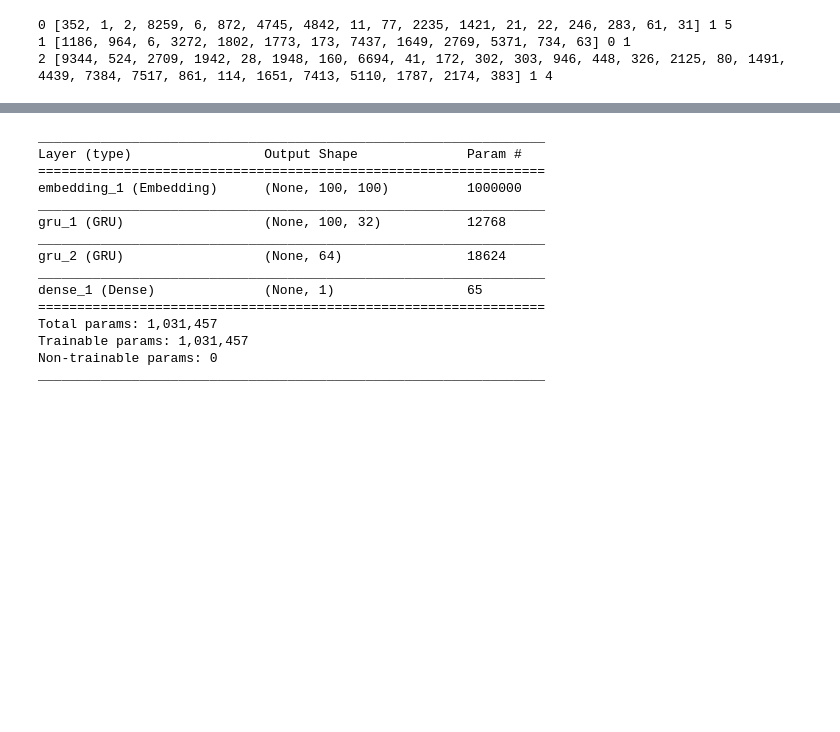
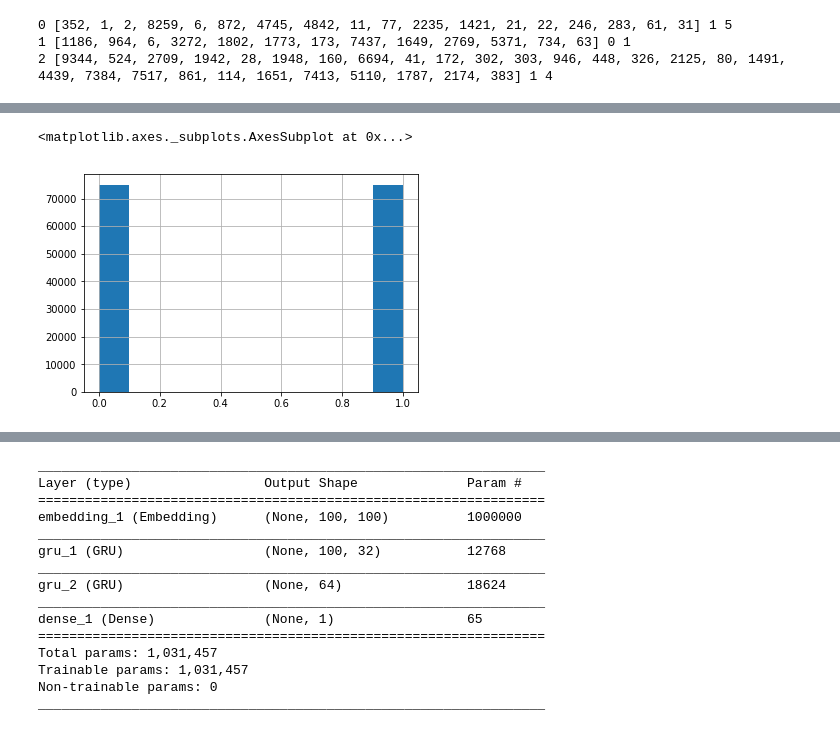
Before and after one commit to ania4data/DSND2, a Jupyter notebook: Int_DataScience/amazon_finefood_review_project1_2.ipynb, the cells around one changed output, grey strips where cells are left out. Cells and saved outputs as stored; diff of their text form; code cells hidden in the pictures; blank space fills up the shorter version.

```diff
--- a/Int_DataScience/amazon_finefood_review_project1_2.ipynb
+++ b/Int_DataScience/amazon_finefood_review_project1_2.ipynb
@@ -1042,0 +1103,6 @@ pd.Series(review_score_even).hist()
+# %%
+# reviews label after making count of positive and negative even
+pd.Series(review_label_even).hist()
+# %% [output]
+<matplotlib.axes._subplots.AxesSubplot at 0x...>
+[figure, added]
```
Also changed, not shown: parts of 70 cells of this notebook.
